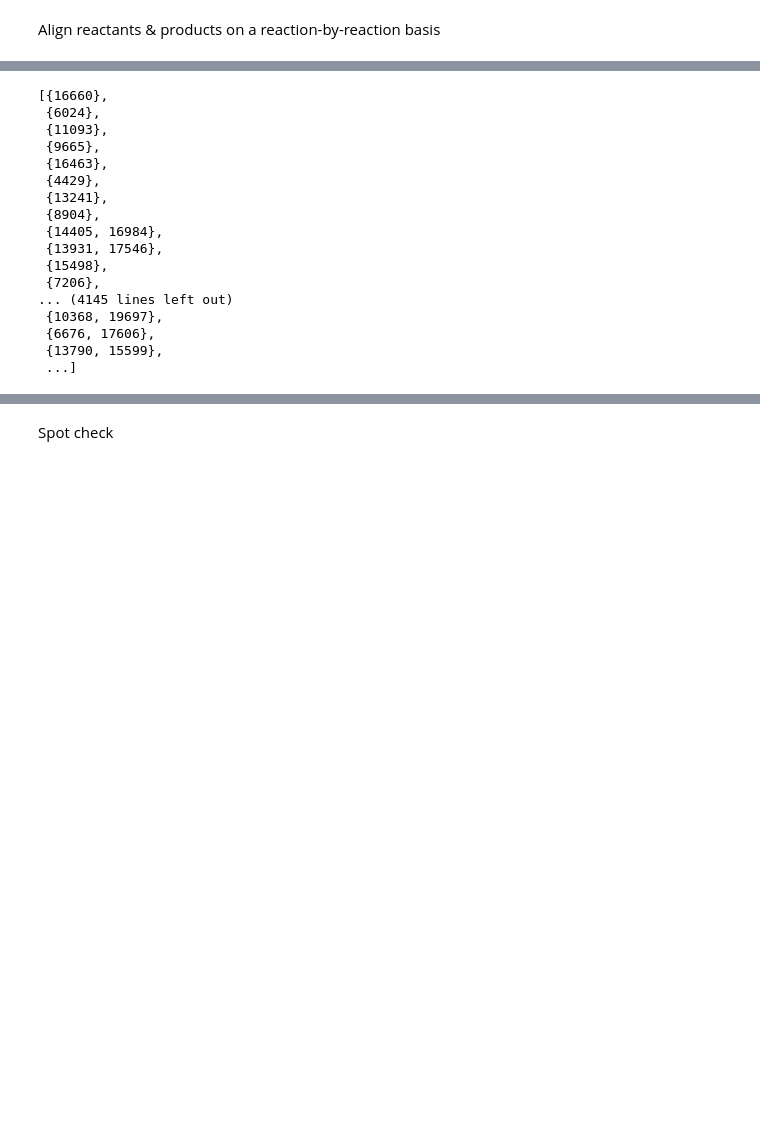
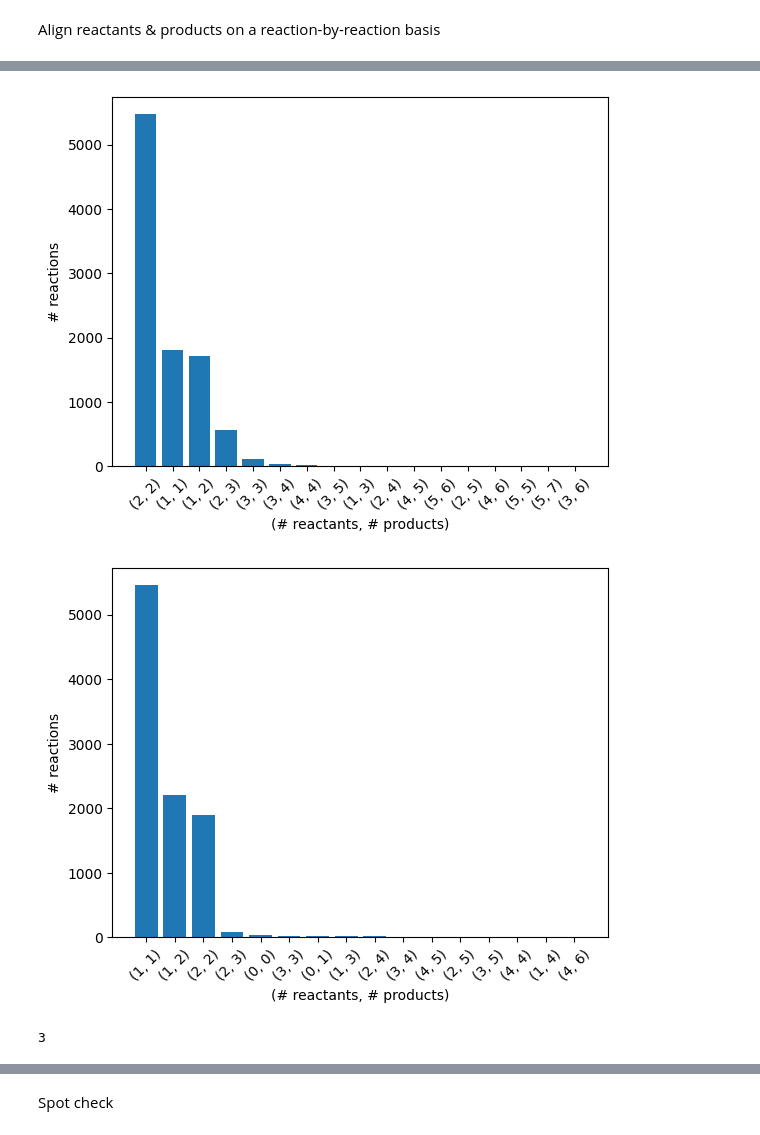
Before and after one commit to stefanpate/krxns, a Jupyter notebook: notebooks/initial_kr_network_analysis.ipynb, the cells around one changed output, grey strips where cells are left out. Drawn from its saved outputs; the diff is of its cells as text; code cells hidden in the pictures; blank space fills up the shorter version.

```diff
--- a/notebooks/initial_kr_network_analysis.ipynb
+++ b/notebooks/initial_kr_network_analysis.ipynb
@@ -382,23 +456,31 @@ eg = cpd_appears_in[id]
-# %%
-[cpd_appears_in[pair[0]] | cpd_appears_in[pair[1]] for pair in srt_cofactor_pairs]
-# %% [output]
-[{16660},
- {6024},
- {11093},
- {9665},
- {16463},
- {4429},
- {13241},
- {8904},
- {14405, 16984},
- {13931, 17546},
- {15498},
- {7206},
-... (4145 lines left out)
- {10368, 19697},
- {6676, 17606},
- {13790, 15599},
- ...]
+# %%
+# Filter unpaired cofactors only
+filtered_krs = filter_cofactors(known_reactions, cofactors)
+side_counts = defaultdict(set)
+for rid, (lhs, rhs) in filtered_krs.items():
+    side_counts[tuple(sorted([len(x) for x in [lhs, rhs]]))].add(rid)
+base = plot_side_counts(side_counts)
+
+# Filter paired cofactors
+manual_select = [
+    65,
+    67
+]
+to_select = [i for i in range(k_top_pairs)] + manual_select
+paired_cofactors = [(tuple([known_compounds[id]['smiles'] for id in pair]), id2jaccard[pair])
+                    for pair in srt_cofactor_pairs if all([rxns_per_cpd[id] > thresh_n_rxns for id in pair])]
+paired_cofactors = [paired_cofactors[idx] for idx in to_select]
+paired_cofactors = dict(paired_cofactors)
+
+filtered_krs = filter_cofactors(known_reactions, cofactors, paired_cofactors)
+side_counts = defaultdict(set)
+for rid, (lhs, rhs) in filtered_krs.items():
+    side_counts[tuple(sorted([len(x) for x in [lhs, rhs]]))].add(rid)
+
+new = plot_side_counts(side_counts)
+# %% [output]
+[figure, added]
+[figure, added]
 # %%
 rxn_sim_mats = defaultdict(dict)
 id_rsms = defaultdict(dict)
@@ -441,3 +522,7 @@ for rid, rsm in id_rsms.items():
+# %%
+np.argmin(np.array([1, -1, 0, np.NaN]))
+# %% [output]
+3
 # %%
 # Identify frustrated reactions
 
```
Also changed, not shown: parts of 24 cells of this notebook, 1 other file.
